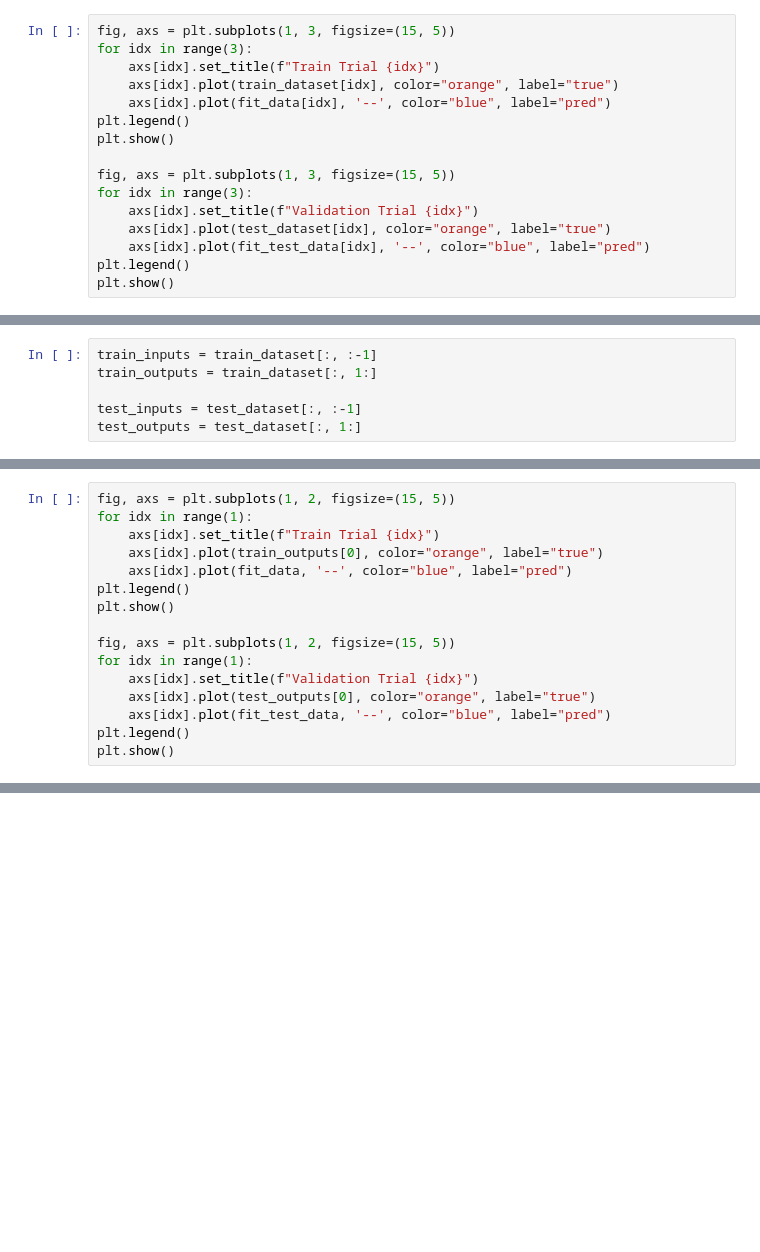
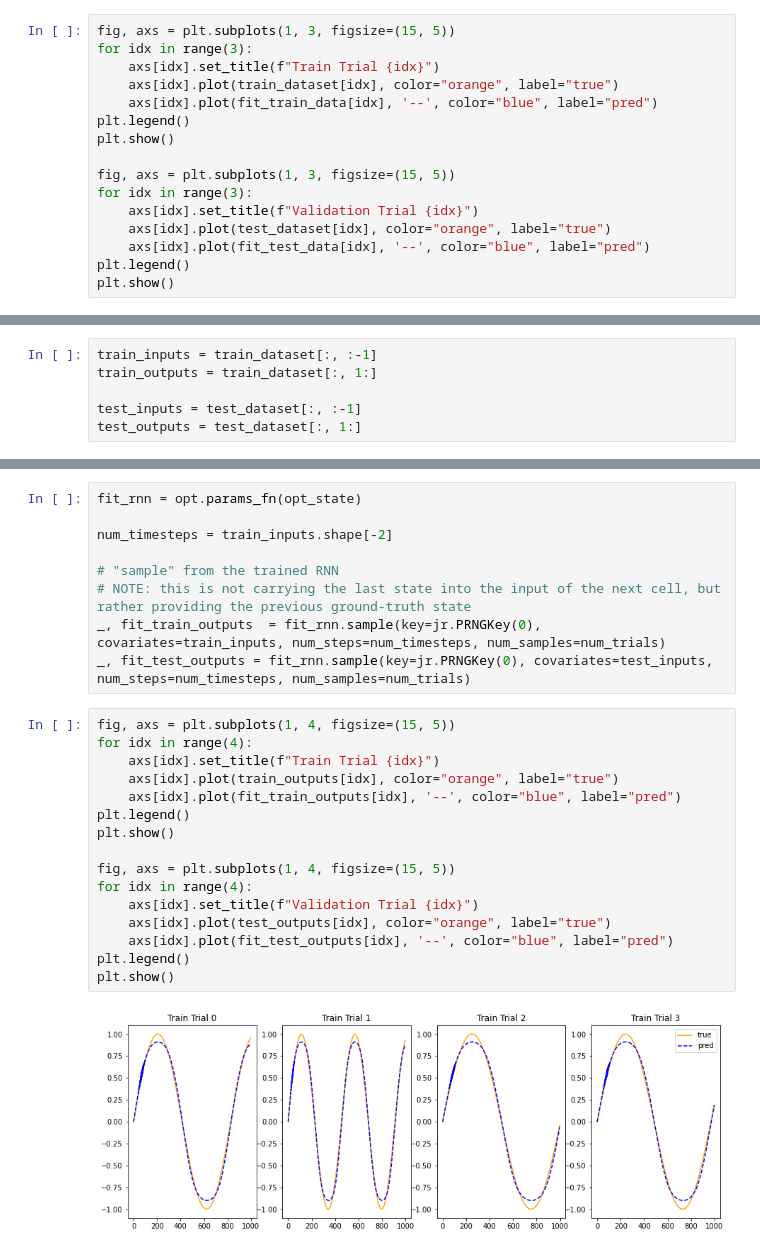
Before and after one commit to lindermanlab/ssm-jax, a Jupyter notebook: notebooks/scratch/rnn.ipynb, the cells around one changed output, grey strips where cells are left out. Saved outputs shown, nothing was run; the diff lists cells and outputs as text; blank space fills up the shorter version.

```diff
--- a/notebooks/scratch/rnn.ipynb
+++ b/notebooks/scratch/rnn.ipynb
@@ -148,7 +161,7 @@ fig, axs = plt.subplots(1, 3, figsize=(15, 5))
 for idx in range(3):
     axs[idx].set_title(f"Train Trial {idx}")
     axs[idx].plot(train_dataset[idx], color="orange", label="true")
-    axs[idx].plot(fit_data[idx], '--', color="blue", label="pred")
+    axs[idx].plot(fit_train_data[idx], '--', color="blue", label="pred")
 plt.legend()
 plt.show()
 
@@ -324,16 +209,0 @@ print(fit_rnn.initial_distribution().sample(seed=jr.PRNGKey(0)))
-# %%
-fig, axs = plt.subplots(1, 2, figsize=(15, 5))
-for idx in range(1):
-    axs[idx].set_title(f"Train Trial {idx}")
-    axs[idx].plot(train_outputs[0], color="orange", label="true")
-    axs[idx].plot(fit_data, '--', color="blue", label="pred")
-plt.legend()
-plt.show()
-
-fig, axs = plt.subplots(1, 2, figsize=(15, 5))
-for idx in range(1):
-    axs[idx].set_title(f"Validation Trial {idx}")
-    axs[idx].plot(test_outputs[0], color="orange", label="true")
-    axs[idx].plot(fit_test_data, '--', color="blue", label="pred")
-plt.legend()
-plt.show()
@@ -344,0 +276,27 @@ WARNING:matplotlib.legend:No handles with labels found to put in legend.
+# %%
+fit_rnn = opt.params_fn(opt_state)
+
+num_timesteps = train_inputs.shape[-2]
+
+# "sample" from the trained RNN
+# NOTE: this is not carrying the last state into the input of the next cell, but rather providing the previous ground-truth state
+_, fit_train_outputs  = fit_rnn.sample(key=jr.PRNGKey(0), covariates=train_inputs, num_steps=num_timesteps, num_samples=num_trials)
+_, fit_test_outputs = fit_rnn.sample(key=jr.PRNGKey(0), covariates=test_inputs, num_steps=num_timesteps, num_samples=num_trials)
+# %%
+fig, axs = plt.subplots(1, 4, figsize=(15, 5))
+for idx in range(4):
+    axs[idx].set_title(f"Train Trial {idx}")
+    axs[idx].plot(train_outputs[idx], color="orange", label="true")
+    axs[idx].plot(fit_train_outputs[idx], '--', color="blue", label="pred")
+plt.legend()
+plt.show()
+
+fig, axs = plt.subplots(1, 4, figsize=(15, 5))
+for idx in range(4):
+    axs[idx].set_title(f"Validation Trial {idx}")
+    axs[idx].plot(test_outputs[idx], color="orange", label="true")
+    axs[idx].plot(fit_test_outputs[idx], '--', color="blue", label="pred")
+plt.legend()
+plt.show()
+# %% [output]
+[figure, added]
```
Also changed, not shown: parts of 29 cells of this notebook, 2 other files.
